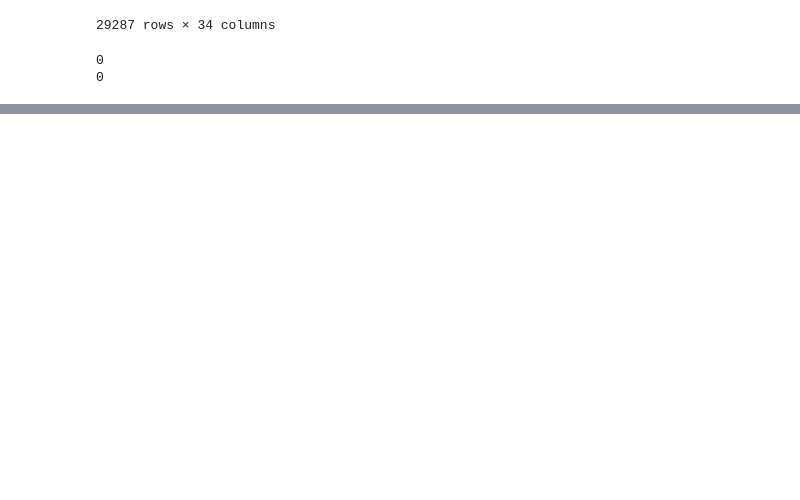
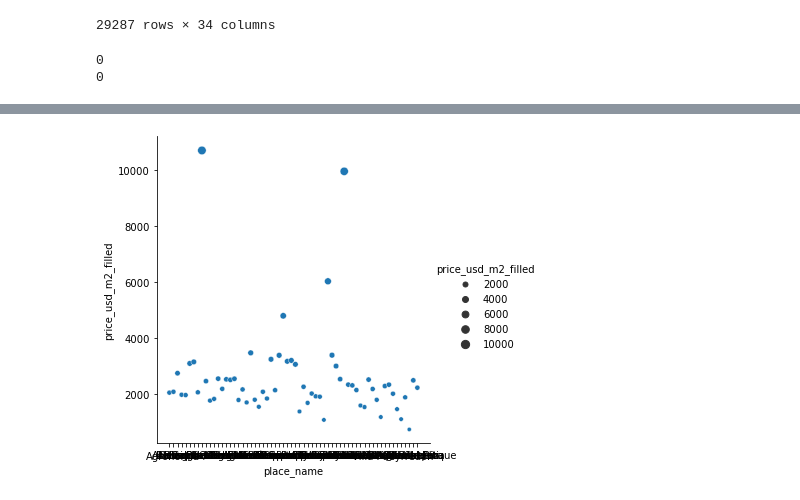
Before and after one commit to huguito22/TPintegradorDH, a Jupyter notebook: CompletarPrecioUSDyM2.ipynb, the cells around one changed output, grey strips where cells are left out. Cells and saved outputs as stored; diff of their text form; code cells hidden in the pictures; blank space fills up the shorter version.

```diff
--- a/CompletarPrecioUSDyM2.ipynb
+++ b/CompletarPrecioUSDyM2.ipynb
@@ -142,3 +126,11 @@ print(data_caba.price_m2_filled.isnull().sum())
 # %% [output]
 0
 0
+# %%
+data_por_barrio = data_caba.loc[:,['place_name', 'price_usd_m2_filled']]
+# %%
+preci_m2_usd_por_barrio = data_por_barrio.groupby('place_name')['price_usd_m2_filled'].mean().round(2)
+# %%
+preci_m2_usd_por_barrio.to_frame()
+df = pd.DataFrame([preci_m2_usd_por_barrio]).T
+df
@@ -144,0 +152,10 @@ print(data_caba.price_m2_filled.isnull().sum())
+# %%
+import seaborn as sns
+import matplotlib
+import matplotlib.pyplot as plt
+
+sns.relplot(x = 'place_name', y = 'price_usd_m2_filled', data = df, size='price_usd_m2_filled', palette = 'ch:r=-0.5, l= 0.95')
+
+plt.show()
+# %% [output]
+[figure, added]
```
Also changed, not shown: parts of 4 cells of this notebook.
